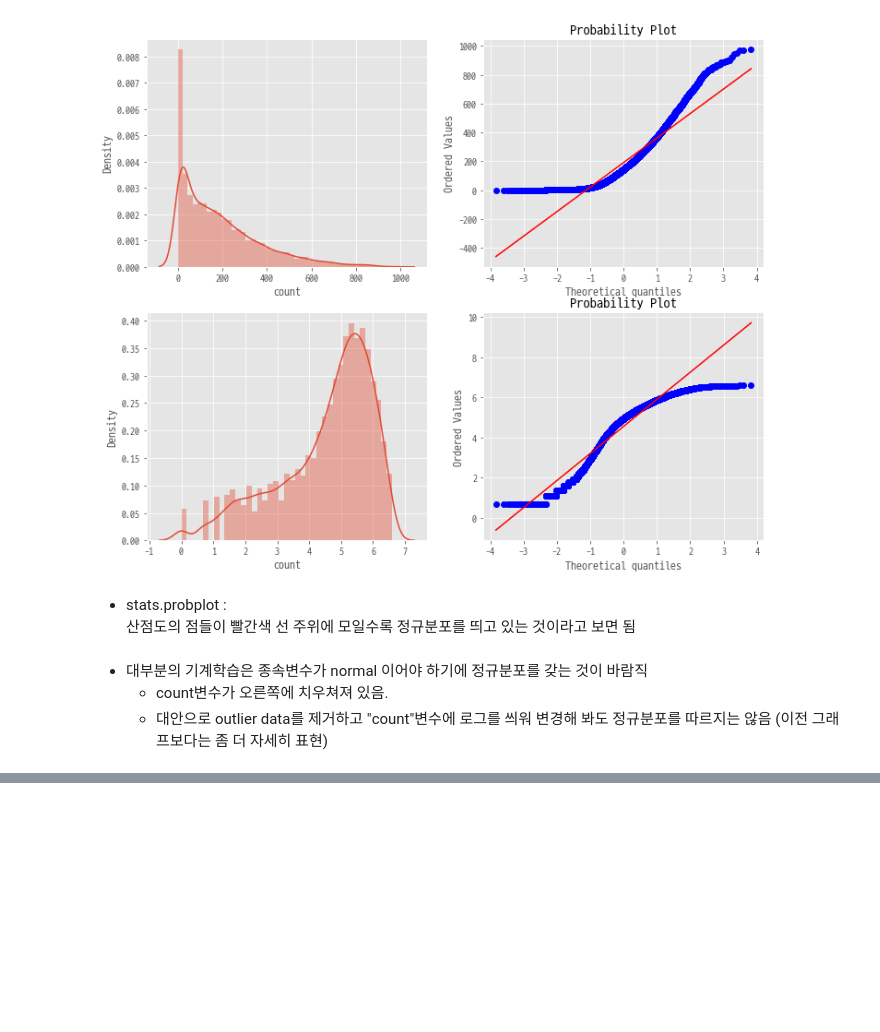
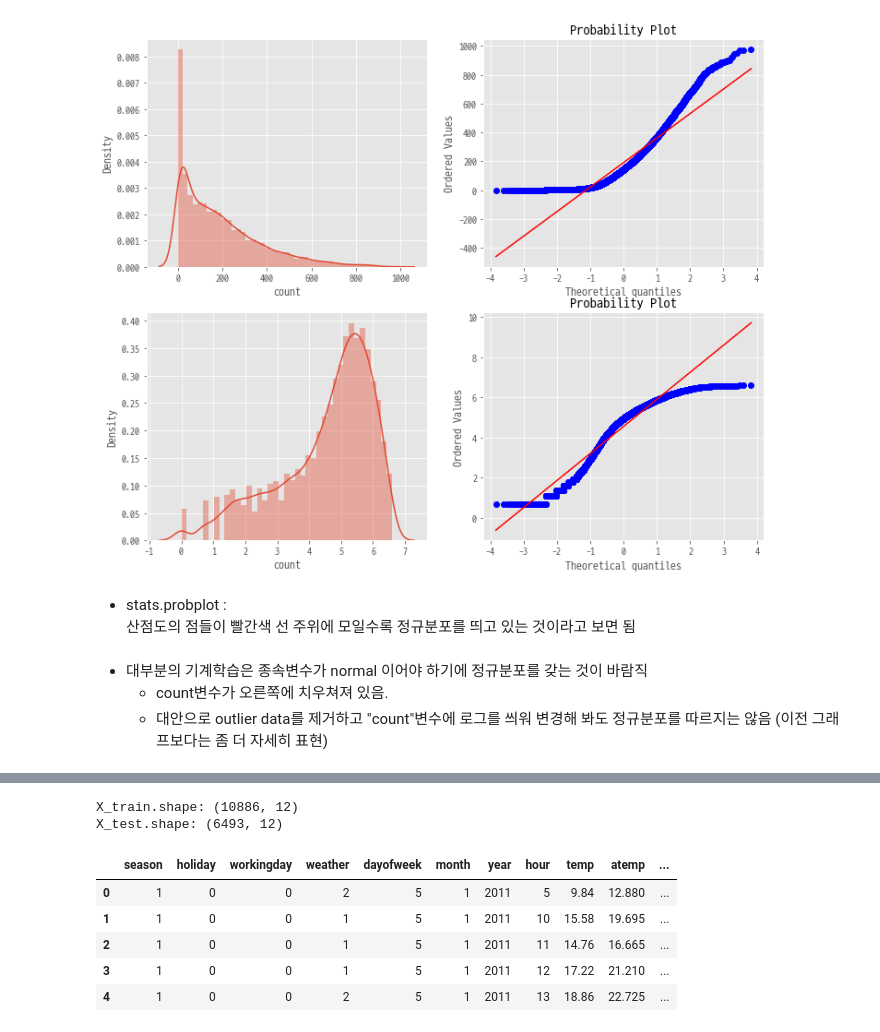
Before and after one commit to YouranWoo/ADP_study, a Jupyter notebook: regression_bikesharing_0524.ipynb, the cells around one changed output, grey strips where cells are left out. Cells and saved outputs as stored; diff of their text form; code cells hidden in the pictures; blank space fills up the shorter version.

```diff
--- a/regression_bikesharing_0524.ipynb
+++ b/regression_bikesharing_0524.ipynb
@@ -305,0 +458,12 @@ stats.probplot(np.log1p(trainWithoutOutliers["count"]), dist='norm', fit=True, p
+# %%
+categorical_features = ['season', 'holiday', 'workingday', 'weather',
+'dayofweek', 'month', 'year', 'hour']
+
+for var in categorical_features:
+    train[var] = train[var].astype('category')
+    test[var] = test[var].astype('category')
+# %%
+features = ['season', 'holiday', 'workingday', 'weather',
+'dayofweek', 'month', 'year', 'hour'] + ['temp', 'atemp', 'humidity', 'windspeed']
+
+features
@@ -305,0 +483,17 @@ stats.probplot(np.log1p(trainWithoutOutliers["count"]), dist='norm', fit=True, p
+# %%
+X_train = train[features]
+print("X_train.shape:", X_train.shape)
+
+X_test = test[features]
+print("X_test.shape:", X_test.shape)
+
+X_train.head()
+# %% [output]
+X_train.shape: (10886, 12)
+X_test.shape: (6493, 12)
+|  | season | holiday | workingday | weather | dayofweek | month | year | hour | temp | atemp | ... |
+| 0 | 1 | 0 | 0 | 2 | 5 | 1 | 2011 | 5 | 9.84 | 12.880 | ... |
+| 1 | 1 | 0 | 0 | 1 | 5 | 1 | 2011 | 10 | 15.58 | 19.695 | ... |
+| 2 | 1 | 0 | 0 | 1 | 5 | 1 | 2011 | 11 | 14.76 | 16.665 | ... |
+| 3 | 1 | 0 | 0 | 1 | 5 | 1 | 2011 | 12 | 17.22 | 21.210 | ... |
+| 4 | 1 | 0 | 0 | 2 | 5 | 1 | 2011 | 13 | 18.86 | 22.725 | ... |
```
Also changed, not shown: parts of 19 cells of this notebook.
